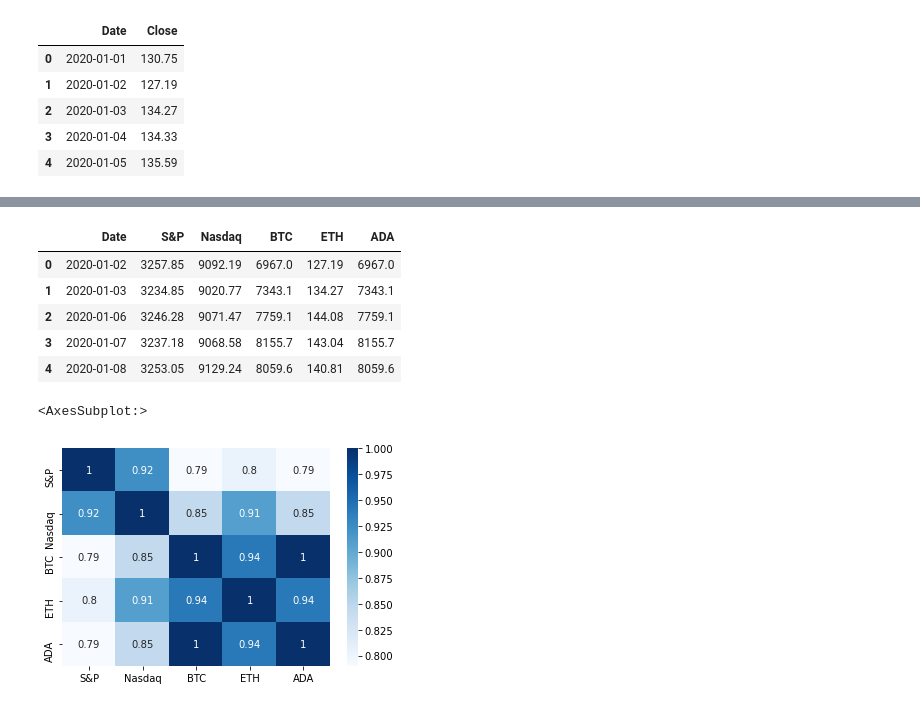
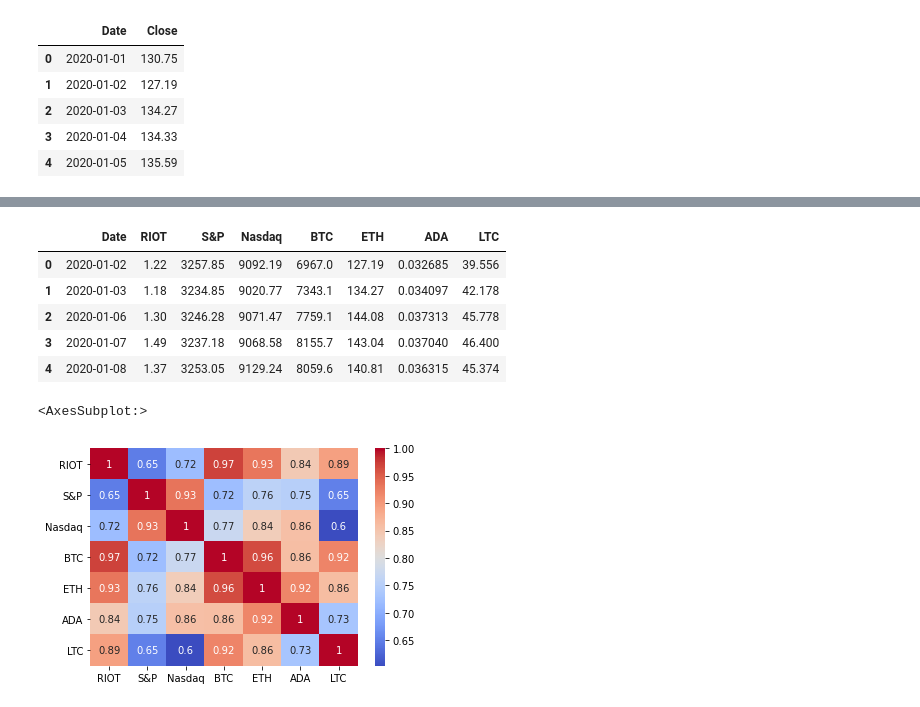
Before and after one commit to justinboggs/finance, a Jupyter notebook: correlate.ipynb, the cells around one changed output, grey strips where cells are left out. Drawn from its saved outputs; the diff is of its cells as text; code cells hidden in the pictures.

```diff
--- a/correlate.ipynb
+++ b/correlate.ipynb
@@ -148,0 +193,3 @@ ada.head()
+# %%
+all = stock1.merge(sp500, on='Date', how='left')
+all.head()
@@ -149,4 +203,4 @@ ada.head()
 # %%
-all = sp500.merge(nasdaq, on='Date', how='left')
+all = all.merge(nasdaq, on='Date', how='left')
 all.head()
 # %% [output]
@@ -188,0 +243,3 @@ all.head()
+# %%
+all = all.merge(ltc, on='Date', how='left')
+all.head()
@@ -189,13 +253,13 @@ all.head()
 # %%
-all.columns = ['Date', 'S&P', 'Nasdaq', 'BTC', 'ETH', 'ADA']
+all.columns = ['Date', firstStock, 'S&P', 'Nasdaq', 'BTC', 'ETH', 'ADA', 'LTC']
 all.head()
 # %% [output]
-|  | Date | S&P | Nasdaq | BTC | ETH | ADA |
-| 0 | 2020-01-02 | 3257.85 | 9092.19 | 6967.0 | 127.19 | 6967.0 |
-| 1 | 2020-01-03 | 3234.85 | 9020.77 | 7343.1 | 134.27 | 7343.1 |
-| 2 | 2020-01-06 | 3246.28 | 9071.47 | 7759.1 | 144.08 | 7759.1 |
-| 3 | 2020-01-07 | 3237.18 | 9068.58 | 8155.7 | 143.04 | 8155.7 |
-| 4 | 2020-01-08 | 3253.05 | 9129.24 | 8059.6 | 140.81 | 8059.6 |
+|  | Date | RIOT | S&P | Nasdaq | BTC | ETH | ADA | LTC |
+| 0 | 2020-01-02 | 1.22 | 3257.85 | 9092.19 | 6967.0 | 127.19 | 0.032685 | 39.556 |
+| 1 | 2020-01-03 | 1.18 | 3234.85 | 9020.77 | 7343.1 | 134.27 | 0.034097 | 42.178 |
+| 2 | 2020-01-06 | 1.30 | 3246.28 | 9071.47 | 7759.1 | 144.08 | 0.037313 | 45.778 |
+| 3 | 2020-01-07 | 1.49 | 3237.18 | 9068.58 | 8155.7 | 143.04 | 0.037040 | 46.400 |
+| 4 | 2020-01-08 | 1.37 | 3253.05 | 9129.24 | 8059.6 | 140.81 | 0.036315 | 45.374 |
 # %%
 # fig, ax = plt.subplots()
 # ax.plot(all['Date'], all[[stock, 'Bitcoin']])
@@ -235,7 +299,7 @@ all.head()
 # #            ['A','B'], bbox_to_anchor=(1.5, 0.5))
 # %%
 corr = all.corr()
-sns.heatmap(corr, annot=True, cmap='Blues')
+sns.heatmap(corr, annot=True, cmap='coolwarm')
 # %% [output]
 <AxesSubplot:>
-[figure, old version]
+[figure, new version]
```
Also changed, not shown: parts of 16 cells of this notebook, 2 other files.
